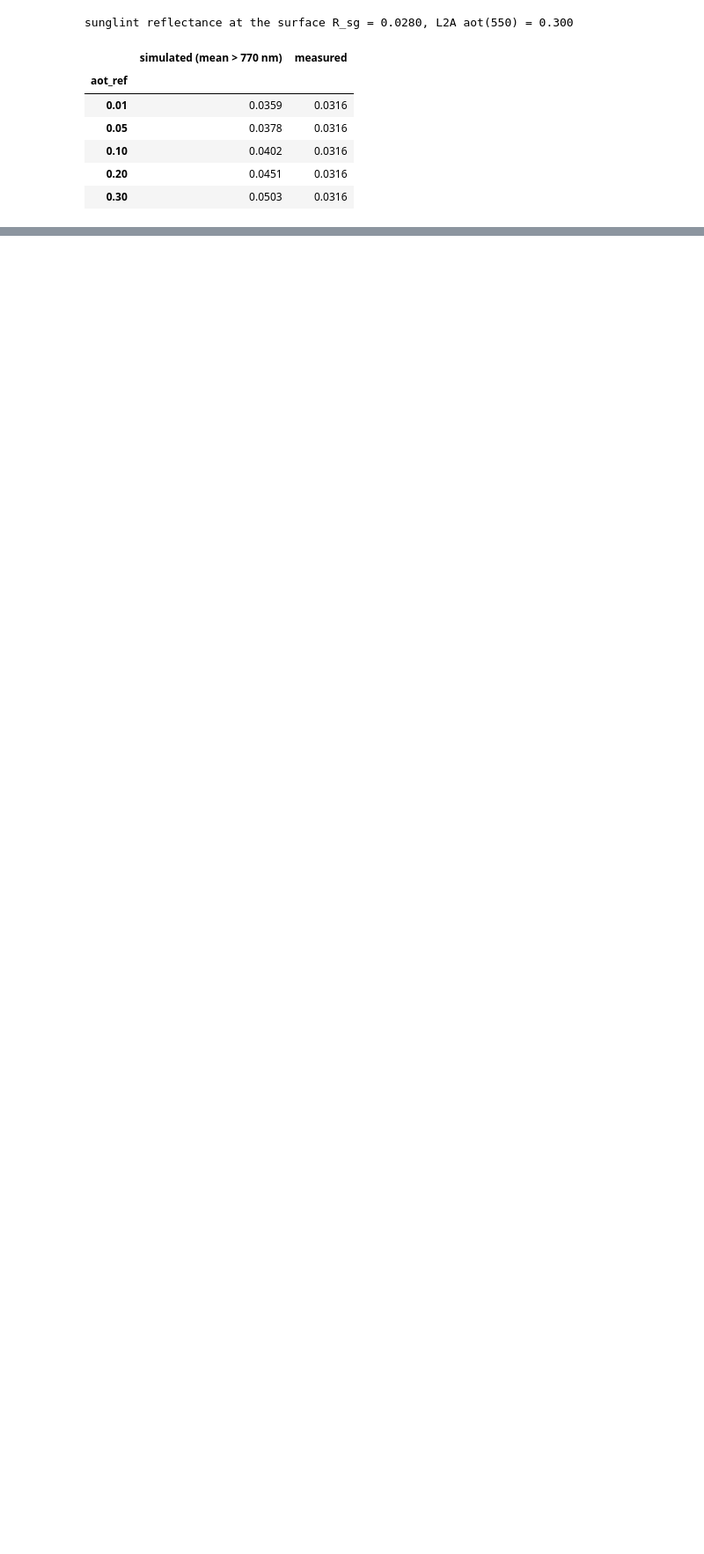
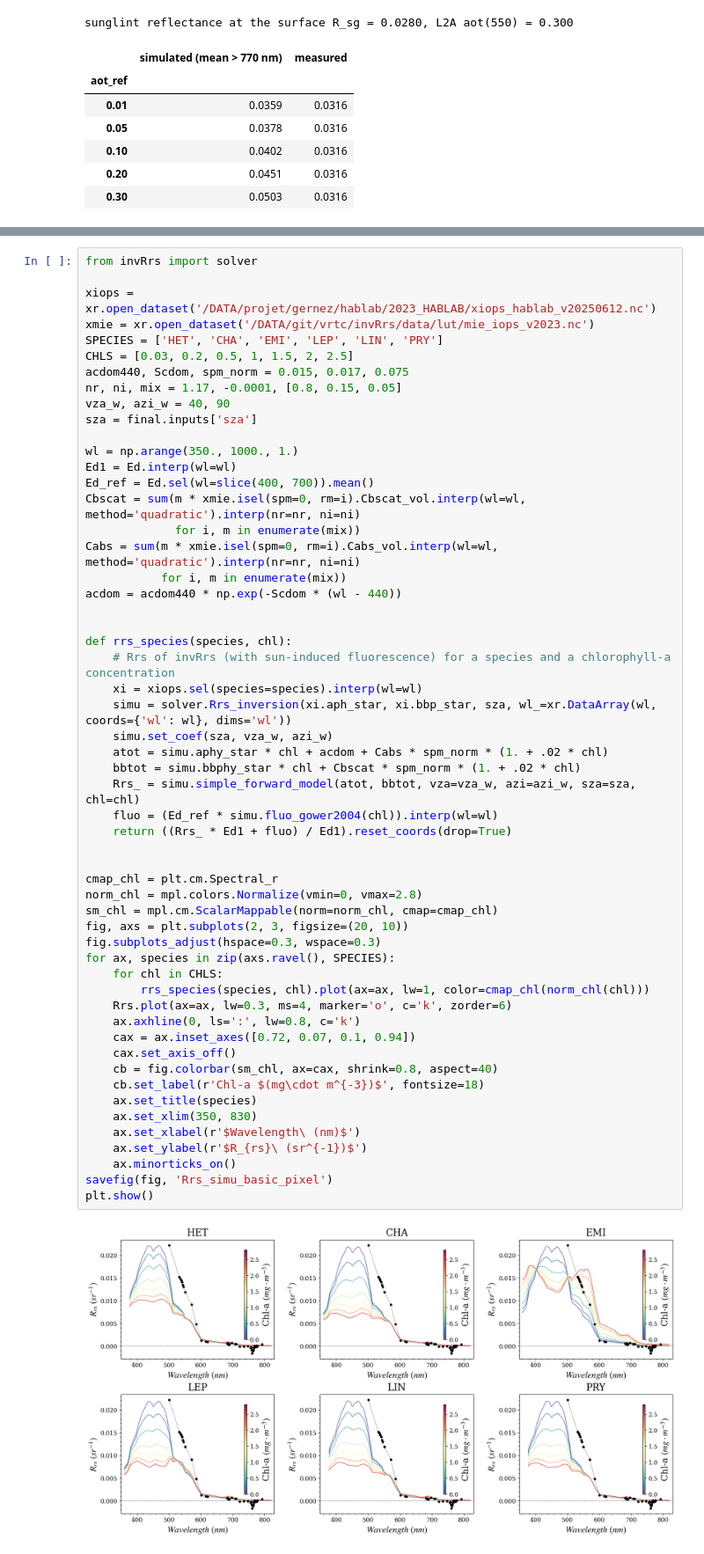
Before and after one commit to Tristanovsk/S3FLEX_ACaqua, a Jupyter notebook: notebook/atbd_v1.1_figures.ipynb, the cells around one changed output, grey strips where cells are left out. Shown at 88% size. Drawn from its saved outputs; the diff is of its cells as text; blank space fills up the shorter version.

Commit message:
ATBD notebook: comparison with invRrs simulations and fit of the species with the Rrs of version 0.1.0

```diff
--- a/notebook/atbd_v1.1_figures.ipynb
+++ b/notebook/atbd_v1.1_figures.ipynb
@@ -340,0 +352,57 @@ sunglint reflectance at the surface R_sg = 0.0280, L2A aot(550) = 0.300
+# %%
+from invRrs import solver
+
+xiops = xr.open_dataset('/DATA/projet/gernez/hablab/2023_HABLAB/xiops_hablab_v20250612.nc')
+xmie = xr.open_dataset('/DATA/git/vrtc/invRrs/data/lut/mie_iops_v2023.nc')
+SPECIES = ['HET', 'CHA', 'EMI', 'LEP', 'LIN', 'PRY']
+CHLS = [0.03, 0.2, 0.5, 1, 1.5, 2, 2.5]
+acdom440, Scdom, spm_norm = 0.015, 0.017, 0.075
+nr, ni, mix = 1.17, -0.0001, [0.8, 0.15, 0.05]
+vza_w, azi_w = 40, 90
+sza = final.inputs['sza']
+
+wl = np.arange(350., 1000., 1.)
+Ed1 = Ed.interp(wl=wl)
+Ed_ref = Ed.sel(wl=slice(400, 700)).mean()
+Cbscat = sum(m * xmie.isel(spm=0, rm=i).Cbscat_vol.interp(wl=wl, method='quadratic').interp(nr=nr, ni=ni)
+             for i, m in enumerate(mix))
+Cabs = sum(m * xmie.isel(spm=0, rm=i).Cabs_vol.interp(wl=wl, method='quadratic').interp(nr=nr, ni=ni)
+           for i, m in enumerate(mix))
+acdom = acdom440 * np.exp(-Scdom * (wl - 440))
+
+
+def rrs_species(species, chl):
+    # Rrs of invRrs (with sun-induced fluorescence) for a species and a chlorophyll-a concentration
+    xi = xiops.sel(species=species).interp(wl=wl)
+    simu = solver.Rrs_inversion(xi.aph_star, xi.bbp_star, sza, wl_=xr.DataArray(wl, coords={'wl': wl}, dims='wl'))
+    simu.set_coef(sza, vza_w, azi_w)
+    atot = simu.aphy_star * chl + acdom + Cabs * spm_norm * (1. + .02 * chl)
+    bbtot = simu.bbphy_star * chl + Cbscat * spm_norm * (1. + .02 * chl)
+    Rrs_ = simu.simple_forward_model(atot, bbtot, vza=vza_w, azi=azi_w, sza=sza, chl=chl)
+    fluo = (Ed_ref * simu.fluo_gower2004(chl)).interp(wl=wl)
+    return ((Rrs_ * Ed1 + fluo) / Ed1).reset_coords(drop=True)
+
+
+cmap_chl = plt.cm.Spectral_r
+norm_chl = mpl.colors.Normalize(vmin=0, vmax=2.8)
+sm_chl = mpl.cm.ScalarMappable(norm=norm_chl, cmap=cmap_chl)
+fig, axs = plt.subplots(2, 3, figsize=(20, 10))
+fig.subplots_adjust(hspace=0.3, wspace=0.3)
+for ax, species in zip(axs.ravel(), SPECIES):
+    for chl in CHLS:
+        rrs_species(species, chl).plot(ax=ax, lw=1, color=cmap_chl(norm_chl(chl)))
+    Rrs.plot(ax=ax, lw=0.3, ms=4, marker='o', c='k', zorder=6)
+    ax.axhline(0, ls=':', lw=0.8, c='k')
+    cax = ax.inset_axes([0.72, 0.07, 0.1, 0.94])
+    cax.set_axis_off()
+    cb = fig.colorbar(sm_chl, ax=cax, shrink=0.8, aspect=40)
+    cb.set_label(r'Chl-a $(mg\cdot m^{-3})$', fontsize=18)
+    ax.set_title(species)
+    ax.set_xlim(350, 830)
+    ax.set_xlabel(r'$Wavelength\ (nm)$')
+    ax.set_ylabel(r'$R_{rs}\ (sr^{-1})$')
+    ax.minorticks_on()
+savefig(fig, 'Rrs_simu_basic_pixel')
+plt.show()
+# %% [output]
+[figure, added]
```
Also changed, not shown: parts of 3 cells of this notebook.
